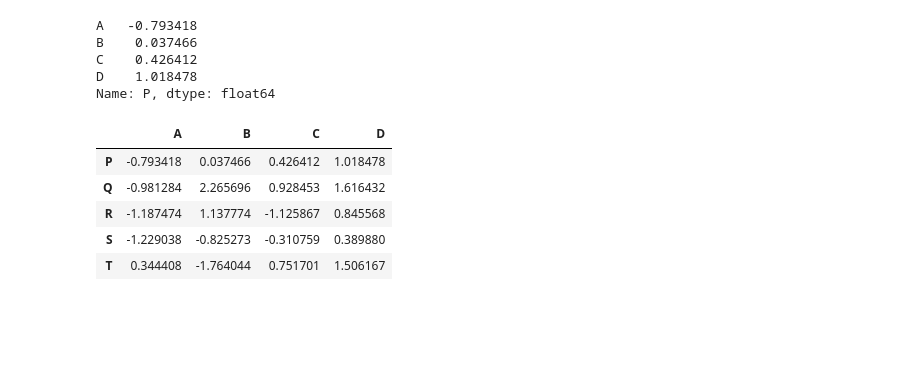
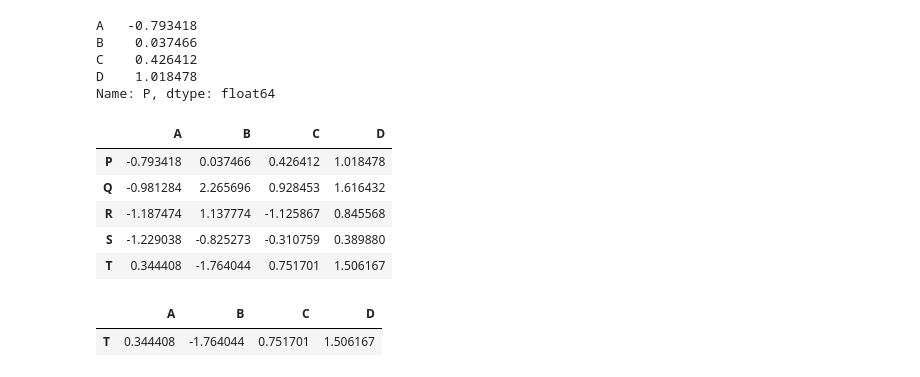
Before and after one commit to milu234/DataScience_AI, a Jupyter notebook: Data_Science'.ipynb, the cells around one changed output. Drawn from its saved outputs; the diff is of its cells as text; code cells hidden in the pictures; blank space fills up the shorter version.

```diff
--- a/Data_Science'.ipynb
+++ b/Data_Science'.ipynb
@@ -289,3 +289,8 @@ df
 | R | -1.187474 | 1.137774 | -1.125867 | 0.845568 |
 | S | -1.229038 | -0.825273 | -0.310759 | 0.389880 |
 | T | 0.344408 | -1.764044 | 0.751701 | 1.506167 |
+# %%
+df[(df['A']>0) & (df['B']<1)]
+# %% [output]
+|  | A | B | C | D |
+| T | 0.344408 | -1.764044 | 0.751701 | 1.506167 |
```
